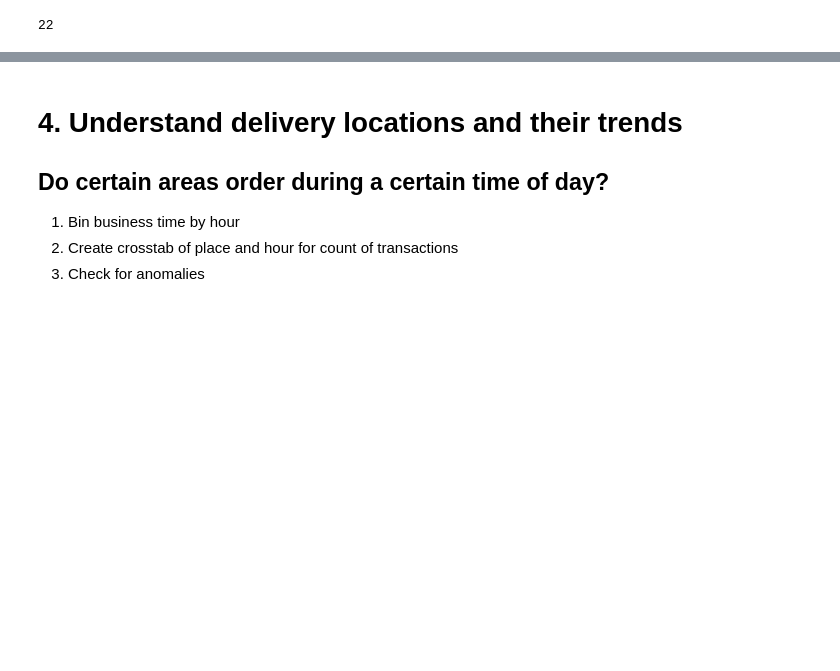
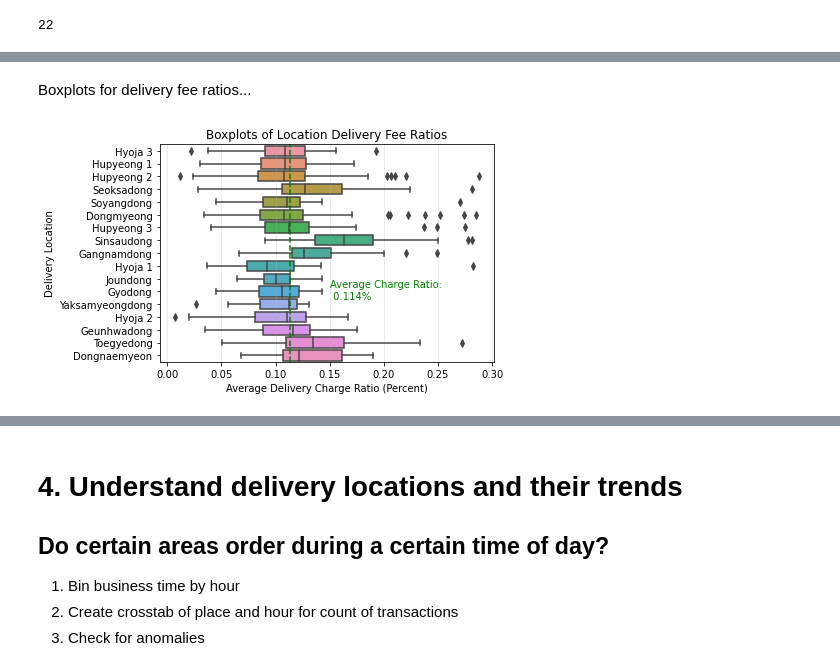
Before and after one commit to JacobPaxton/bakery-sales, a Jupyter notebook: explore.ipynb, the cells around one changed output, grey strips where cells are left out. Drawn from its saved outputs; the diff is of its cells as text; code cells hidden in the pictures; blank space fills up the shorter version.

```diff
--- a/explore.ipynb
+++ b/explore.ipynb
@@ -302,0 +355,5 @@ sales['delivery_charge'] = sales['total'] - sales['items_charge']
+# %%
+# create new delivery_charge_ratio column for delivery charge divided by total charges
+sales['delivery_charge_ratio'] = round(sales['delivery_charge'] / sales['total'], 3)
+# check work
+sales.delivery_charge_ratio.sample(5, random_state=1)
@@ -303,2 +368,18 @@ sales['delivery_charge'] = sales['total'] - sales['items_charge']
+# %% [markdown]
+Boxplots for delivery fee ratios...
+# %%
+# 2.
+# boxplots for delivery charge ratios
+mask = (sales.delivery_charge_ratio > 0) & (sales.delivery_charge_ratio < .3) # remove outliers for overview
+sns.boxplot(data=sales[mask], y='place', x='delivery_charge_ratio') # boxplots
+plt.title('Boxplots of Location Delivery Fee Ratios')
+plt.axvline(sales.delivery_charge_ratio.mean(), c='green', ls='--') # plot average delivery amount
+plt.text(.15, 11.6, f'Average Charge Ratio: \n {round(sales.delivery_charge_ratio.mean(),3)}%', c='green') # add text
+plt.xlabel('Average Delivery Charge Ratio (Percent)')
+plt.ylabel('Delivery Location')
+plt.grid(axis='x', alpha=.3)
+plt.show()
+# %% [output]
+[figure, added]
 # %%
 # 3.
```
Also changed, not shown: parts of 22 cells of this notebook.
